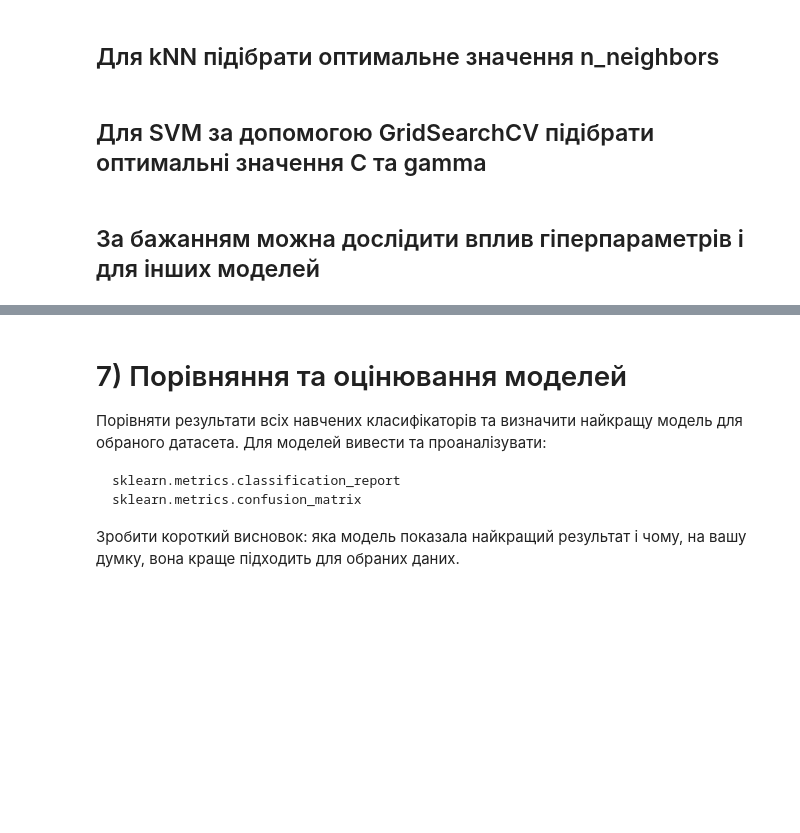
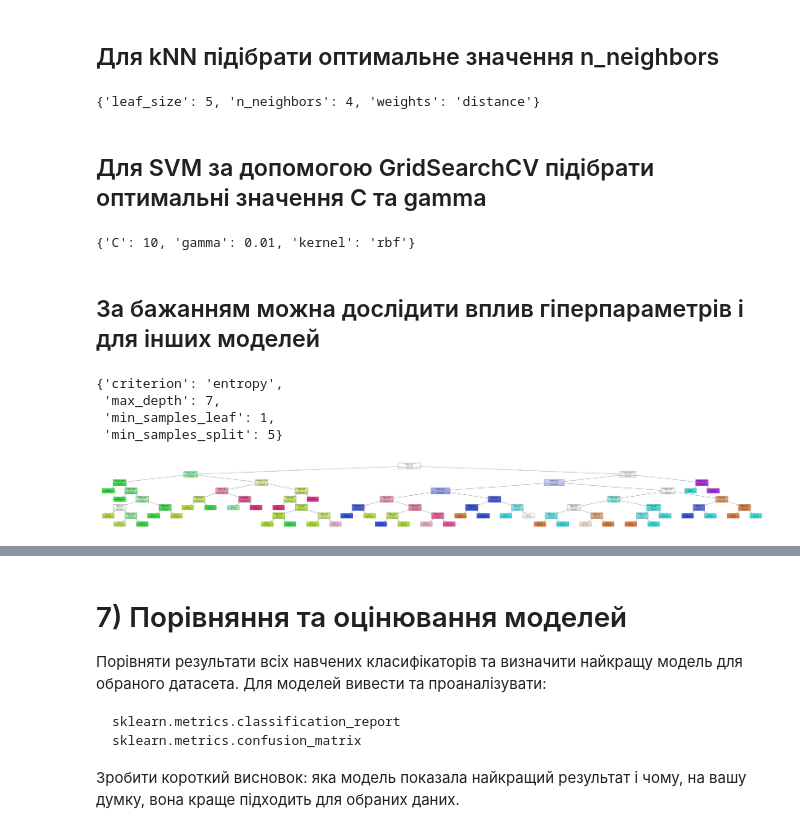
Before and after one commit to KPI-FTI-MMDA-Klymentiev/IntelligentDataAnalysis, a Jupyter notebook: labs/lab1/lab1.ipynb, the cells around one changed output, grey strips where cells are left out. Cells and saved outputs as stored; diff of their text form; code cells hidden in the pictures; blank space fills up the shorter version.

```diff
--- a/labs/lab1/lab1.ipynb
+++ b/labs/lab1/lab1.ipynb
@@ -525,0 +514,3 @@ model.get_params()
+# %%
+rf = RandomForestClassifier(n_estimators=50, random_state=42)
+rf.fit(X_train, y_train)
@@ -533,10 +542,2 @@ model.get_params()
 # %% [markdown]
 ## Для kNN підібрати оптимальне значення n_neighbors
-# %%
-error_rate = []
-
-for i in range(1,30):
-    knn = KNeighborsClassifier(n_neighbors=i)
-    knn.fit(X_train_scaled,y_train)
-    pred_i = knn.predict(X_test_scaled)
-    error_rate.append(np.mean(pred_i != y_test))
@@ -563,4 +544,62 @@ knn.get_params()
+# %%
+param_grid = {
+    "n_neighbors": list(range(1, 20 + 1, 1)),
+    "leaf_size": list(range(5, 50 + 1, 5)),
+    "weights": ["uniform", "distance"]
+}
+knn = GridSearchCV(
+    KNeighborsClassifier(),
+    param_grid,
+    cv=5,
+    refit=True
+)
+knn.fit(X_train_scaled, y_train)
+knn.best_params_
+# %% [output]
+{'leaf_size': 5, 'n_neighbors': 4, 'weights': 'distance'}
 # %% [markdown]
 ## Для SVM за допомогою GridSearchCV підібрати оптимальні значення C та gamma
+# %%
+param_grid = {
+    'C': [0.1, 1, 10, 100, 1000],
+    'gamma': [1, 0.1, 0.01, 0.001, 0.0001],
+    'kernel': ['rbf']
+}
+svc = GridSearchCV(
+    SVC(random_state=random_state),
+    param_grid,
+    cv=5,
+    refit=True
+)
+svc.fit(X_train_scaled, y_train)
+svc.best_params_
+# %% [output]
+{'C': 10, 'gamma': 0.01, 'kernel': 'rbf'}
 # %% [markdown]
 ## За бажанням можна дослідити вплив гіперпараметрів і для інших моделей
+# %%
+param_grid = {
+    "criterion": ["gini", "entropy"],
+    "max_depth": list(range(3, 12)) + [None],
+    "min_samples_split": [2, 5, 10],
+    "min_samples_leaf": [1, 2, 4],
+}
+dtree = GridSearchCV(
+    DecisionTreeClassifier(random_state=random_state),
+    param_grid,
+    cv=5,
+    refit=True
+)
+dtree.fit(X_train, y_train)
+dtree.best_params_
+# %% [output]
+{'criterion': 'entropy',
+ 'max_depth': 7,
+ 'min_samples_leaf': 1,
+ 'min_samples_split': 5}
+# %%
+plt.figure(figsize = (100, 10))
+plot_tree(dtree.best_estimator_, feature_names=features.columns.tolist(), class_names=label_encoder.classes_.tolist(), filled = True)
+plt.show()
+# %% [output]
+[figure, added]
```
Also changed, not shown: parts of 32 cells of this notebook.
